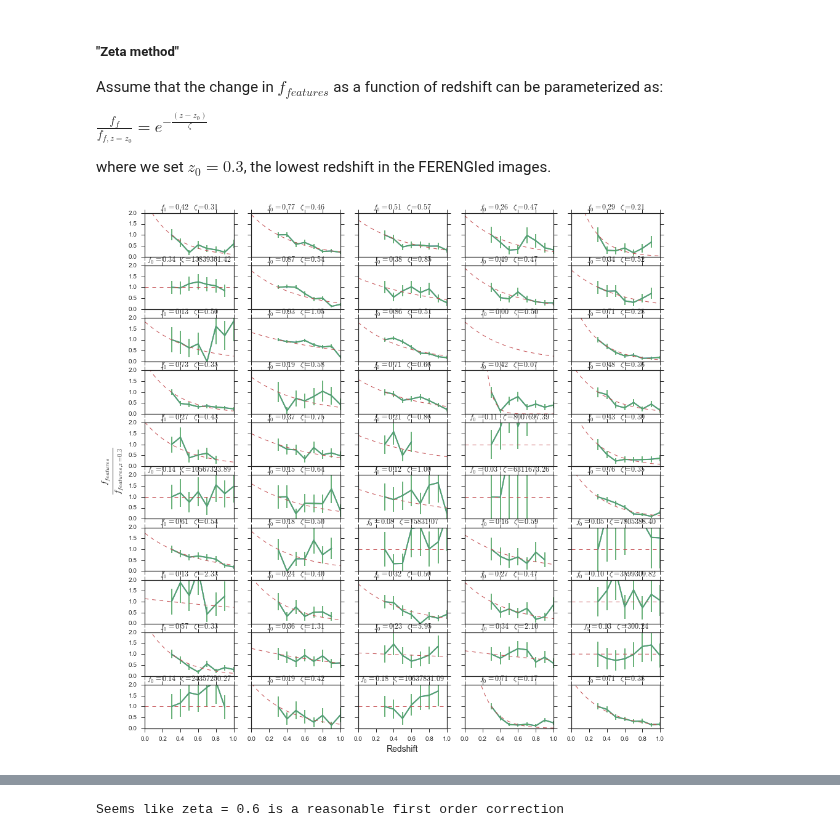
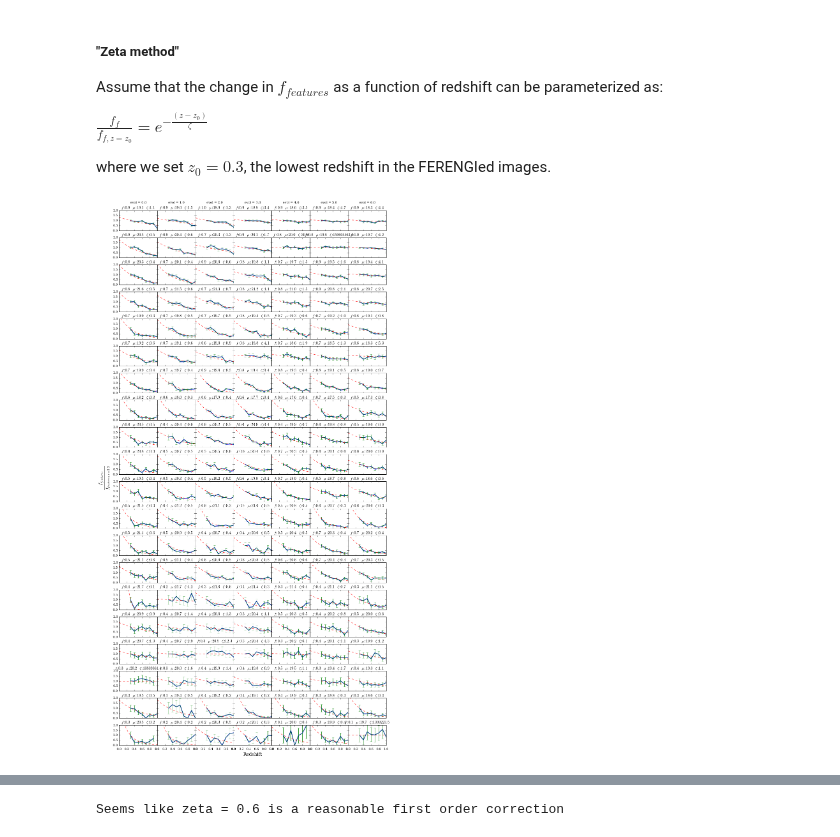
Before and after one commit to willettk/gzhubble, a Jupyter notebook: python/zeta.ipynb, the cells around one changed output, grey strips where cells are left out. Saved outputs shown, nothing was run; the diff lists cells and outputs as text; code cells hidden in the pictures.

Commit message:
Ordered trend plots by p_frac and evol

```diff
--- a/python/zeta.ipynb
+++ b/python/zeta.ipynb
@@ -76,28 +84,12 @@ def common_labels(fig,xlabel=None,ylabel=None,xfontsize=12,yfontsize=12):
 # %%
-p_guess = np.array([0.5])
+def plot_trend(gal, ax):
+    galaxy1 = g[ind]
+    gal.sort('sim_redshift')
 
-# Set up plot
-fig,axarr = plt.subplots(nrows=10,ncols=5,sharex=True,sharey=True,figsize=(15,15))
-bigax = common_labels(fig,'Redshift',r'$\frac{f_{features}}{f_{features,z=0.3}}$',14,20)
-zarr = np.linspace(0,1,50)
+    z_gal = gal['sim_redshift']
+    f_gal = gal['p_features']
+    mu_gal = gal['mu_max_i'][0]
 
-# For examples, only plot galaxies with an evolution correction of zero.
-evol = 0.0
-e0 = data_z0[np.absolute(data_z0['sim_evolution'] - evol) < 0.001]
-unique_galaxies = set(e0['sdss_id'])
-
-for ax in axarr.ravel():
-
-    slen = 0
-    # Make sure there are enough points to fit a function
-    while slen < (len(p_guess)+1):
-        ind = (e0['sdss_id'] == unique_galaxies.pop())
-        slen = sum(ind)
-
-    galaxy1 = e0[ind]
-
-    z_gal = galaxy1['sim_redshift']
-    f_gal = galaxy1['p_features']
     #  ADD SOME ROUGH ERROR BARS
     c = 0.683
     n = 40  # assume 40 classifications per galaxy - better to use true value
@@ -117,12 +109,36 @@ for ax in axarr.ravel():
                                                    full_output=1)
     ax.plot(z_gal,f_gal_norm,lw=2)
     ax.errorbar(z_gal,f_gal_norm, f_gal_norm_err)
+    zarr = np.linspace(0,1,50)
     ax.plot(zarr,fzeta(p,zarr),'--',lw=1)
-    ax.set_title('$f_0={:.2f}\; \zeta={:.2f}$'.format(f_gal[0], p[0]))
-    ax.set_xlim(0,1)
-    ax.set_ylim(0,2)
+    ax.set_title('$f: {:.1f}\; \mu: {:.1f}\; \zeta: {:.1f}$'.format(f_gal[0], mu_gal, p[0]))
+    ax.set_xlim(0,0.999)
+    ax.set_ylim(0,1.999)
-# %% [output]
-[figure, removed]
+# %%
+unique_galaxies = e0_z0['sdss_id'].tolist()
+p_guess = np.array([0.5])
+
+# Set up plot
+fig,axarr = plt.subplots(nrows=20,ncols=len(evols),sharex=True,sharey=True,figsize=(15,30))
+bigax = common_labels(fig,'Redshift',r'$\frac{f_{features}}{f_{features,z=0.3}}$',14,20)
+
+for gal_i, gal_ax in enumerate(axarr):
+    slen = 0
+    while slen < (len(p_guess)+1):
+        gal_id = unique_galaxies.pop()
+        ind = (gals[0]['sdss_id'] == unique_galaxies.pop())
+        slen = sum(ind)
+    for evol_i, evol_ax in enumerate(gal_ax):
+        if gal_i == 0:
+            evol_ax.text(0.5,2.7,'evol = {:.1f}'.format(evol_i),
+                        horizontalalignment='center')
+        g = gals[evol_i]
+        ind = g['sdss_id'] == gal_id
+        plot_trend(g[ind], evol_ax)
+
+fig.subplots_adjust(hspace=0.35, wspace=0)
+# %% [output]
+[figure, added]
 # %%
 # Find zeta for all images
 
```
Also changed, not shown: parts of 5 cells of this notebook.
